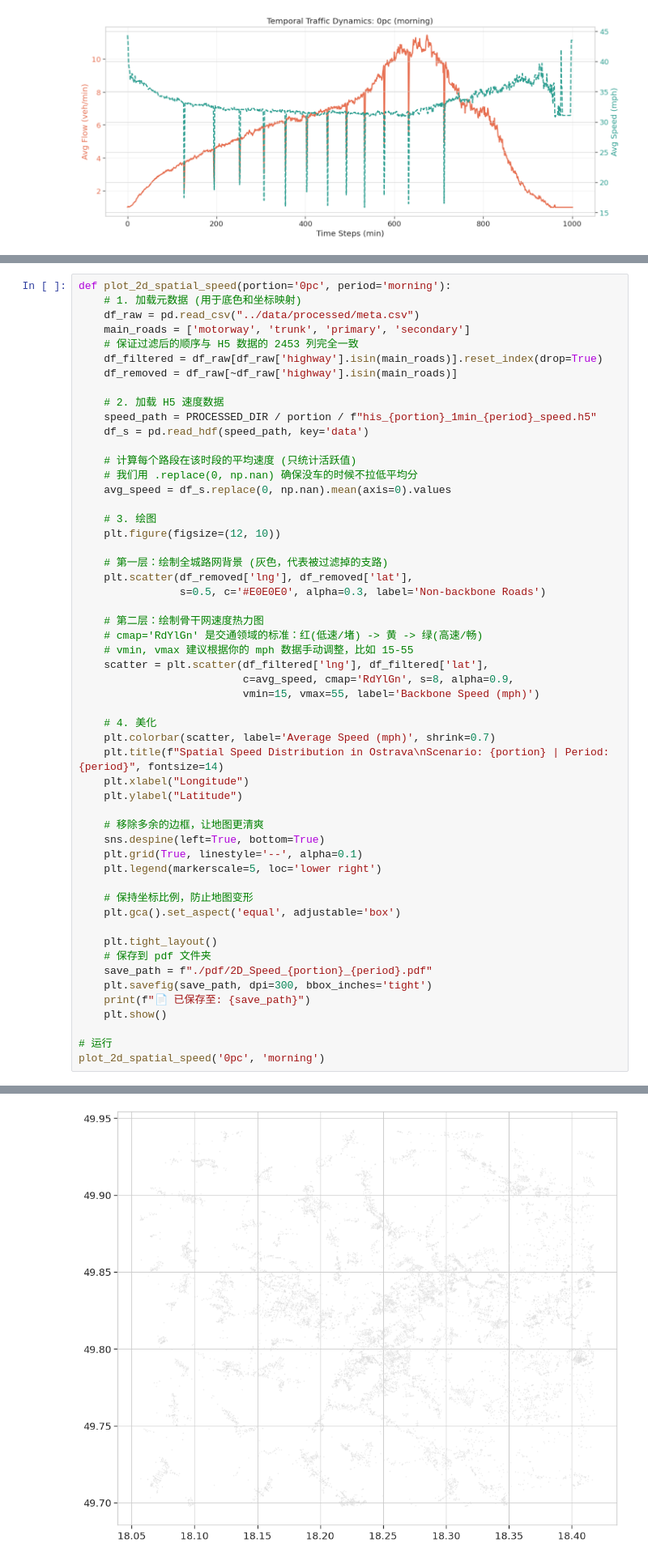
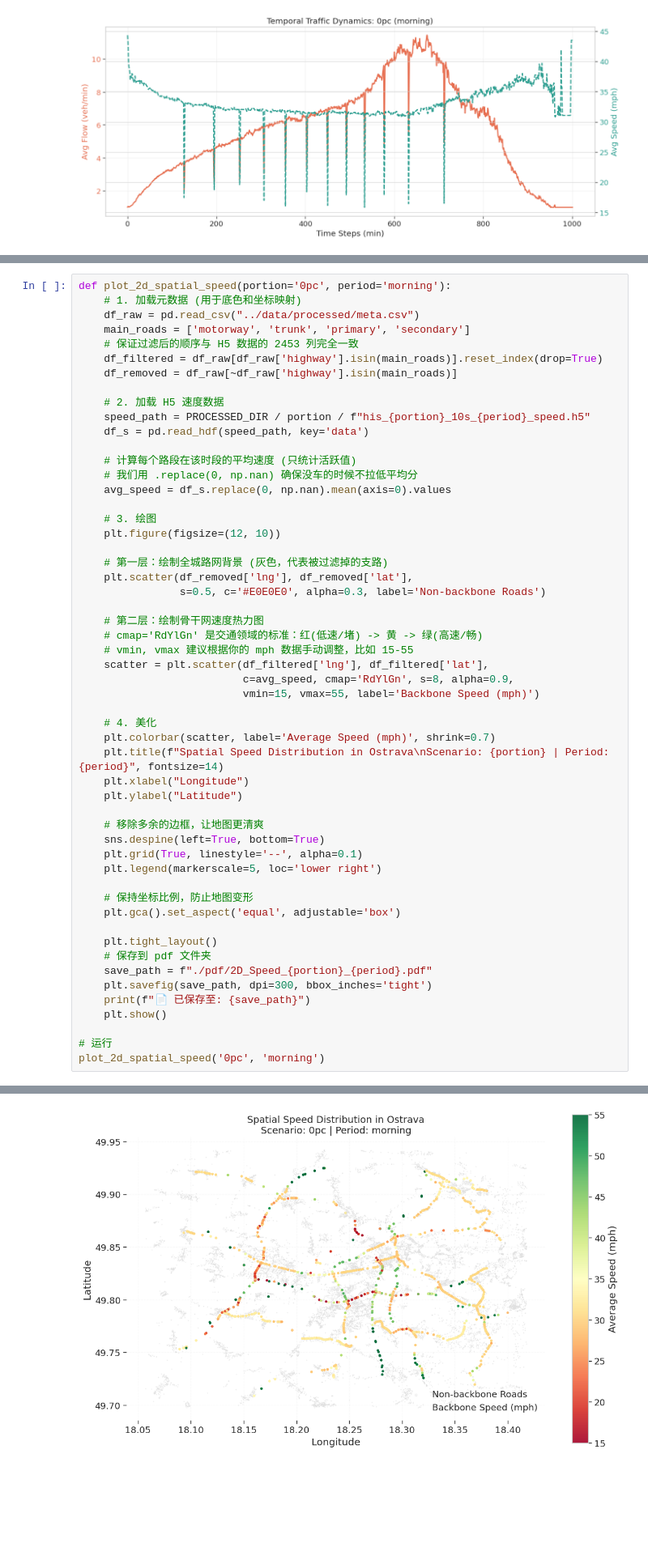
Before and after one commit to PiscesLab/RuthST, a Jupyter notebook: notebooks/data_analytics.ipynb, the cells around one changed output, grey strips where cells are left out. Shown at 81% size. Drawn from its saved outputs; the diff is of its cells as text; blank space fills up the shorter version.

```diff
--- a/notebooks/data_analytics.ipynb
+++ b/notebooks/data_analytics.ipynb
@@ -241,7 +242,7 @@ def plot_2d_spatial_speed(portion='0pc', period='morning'):
     df_removed = df_raw[~df_raw['highway'].isin(main_roads)]
 
     # 2. 加载 H5 速度数据
-    speed_path = PROCESSED_DIR / portion / f"his_{portion}_1min_{period}_speed.h5"
+    speed_path = PROCESSED_DIR / portion / f"his_{portion}_10s_{period}_speed.h5"
     df_s = pd.read_hdf(speed_path, key='data')
 
     # 计算每个路段在该时段的平均速度 (只统计活跃值)
@@ -290,4 +291,4 @@ ValueError: 'c' argument has 29735 elements, which is inconsistent with 'x' and
-[figure, old version]
+[figure, new version]
 # %%
 def plot_2d_spatial_flow(portion='0pc', period='morning'):
     # 1. 加载元数据
```
Also changed, not shown: parts of 4 cells of this notebook, 12 other files.
